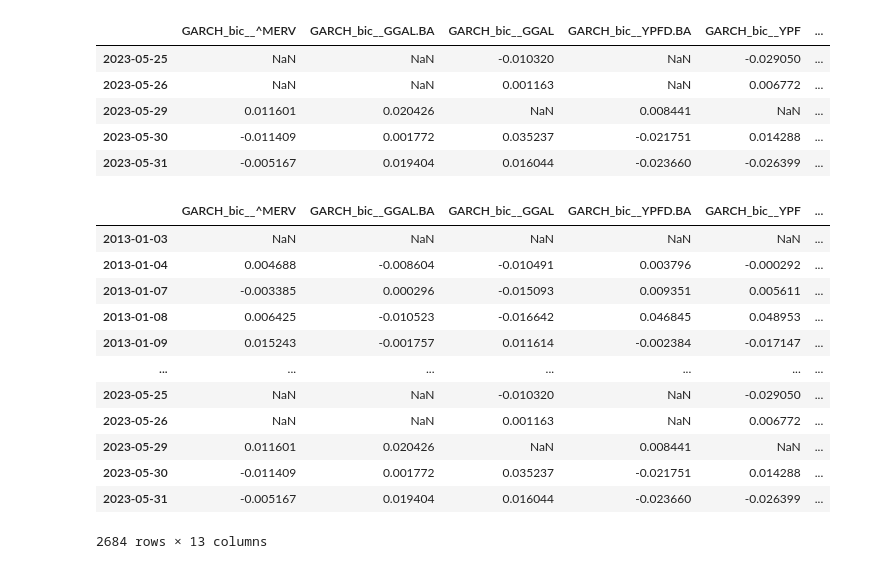
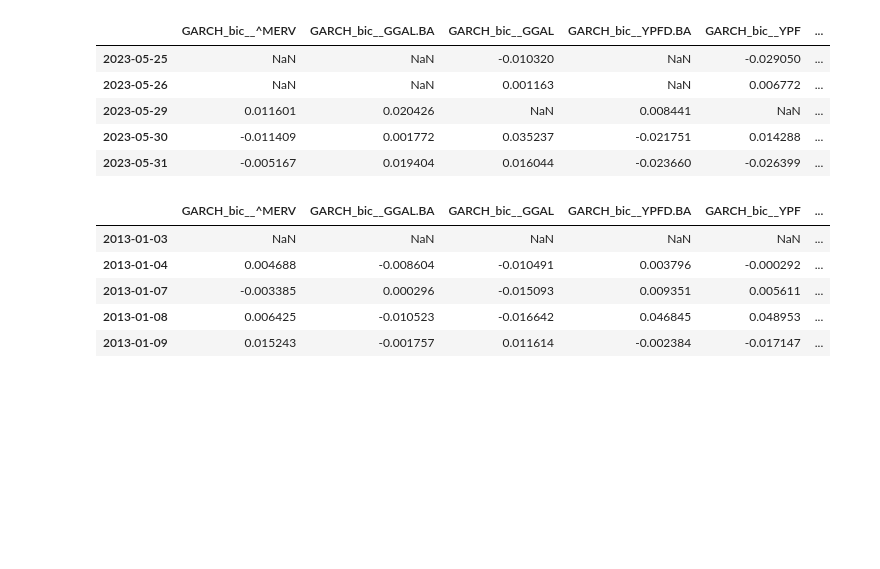
Before and after one commit to alfsn/regime-switching-hmm, a Jupyter notebook: notebooks/03_Comparison.ipynb, the cells around one changed output. Drawn from its saved outputs; the diff is of its cells as text; code cells hidden in the pictures; blank space fills up the shorter version.

```diff
--- a/notebooks/03_Comparison.ipynb
+++ b/notebooks/03_Comparison.ipynb
@@ -114,26 +114,18 @@ bic_residuals.tail()
 # %%
 model_list=["GARCH", "HMM_univ", "HMM_multiv", "VAR_multiv", "VAR_univ"]
 
-blank_dict={model:None for model in model_list}
-aggregating_dict={"aic":blank_dict, "bic":blank_dict}
+aggregating_dict={"aic": {}, "bic": {}}
 
 for criteria, dataframe in zip(("aic", "bic"), (aic_residuals, bic_residuals)):
     for model in model_list:
         filtered_columns = [col for col in dataframe.columns if model in col]
-        aggregating_dict[criteria][model]=dataframe[filtered_columns]
+        aggregating_dict[criteria][model] = dataframe[filtered_columns].copy()
 
-aggregating_dict["aic"]["GARCH"]
+aggregating_dict["bic"]["GARCH"].head()
 # %% [output]
 |  | GARCH_bic__^MERV | GARCH_bic__GGAL.BA | GARCH_bic__GGAL | GARCH_bic__YPFD.BA | GARCH_bic__YPF | ... |
 | 2013-01-03 | NaN | NaN | NaN | NaN | NaN | ... |
 | 2013-01-04 | 0.004688 | -0.008604 | -0.010491 | 0.003796 | -0.000292 | ... |
 | 2013-01-07 | -0.003385 | 0.000296 | -0.015093 | 0.009351 | 0.005611 | ... |
 | 2013-01-08 | 0.006425 | -0.010523 | -0.016642 | 0.046845 | 0.048953 | ... |
 | 2013-01-09 | 0.015243 | -0.001757 | 0.011614 | -0.002384 | -0.017147 | ... |
-| ... | ... | ... | ... | ... | ... | ... |
-| 2023-05-25 | NaN | NaN | -0.010320 | NaN | -0.029050 | ... |
-| 2023-05-26 | NaN | NaN | 0.001163 | NaN | 0.006772 | ... |
-| 2023-05-29 | 0.011601 | 0.020426 | NaN | 0.008441 | NaN | ... |
-| 2023-05-30 | -0.011409 | 0.001772 | 0.035237 | -0.021751 | 0.014288 | ... |
-| 2023-05-31 | -0.005167 | 0.019404 | 0.016044 | -0.023660 | -0.026399 | ... |
-2684 rows × 13 columns
```
Also changed, not shown: parts of 3 cells of this notebook.
